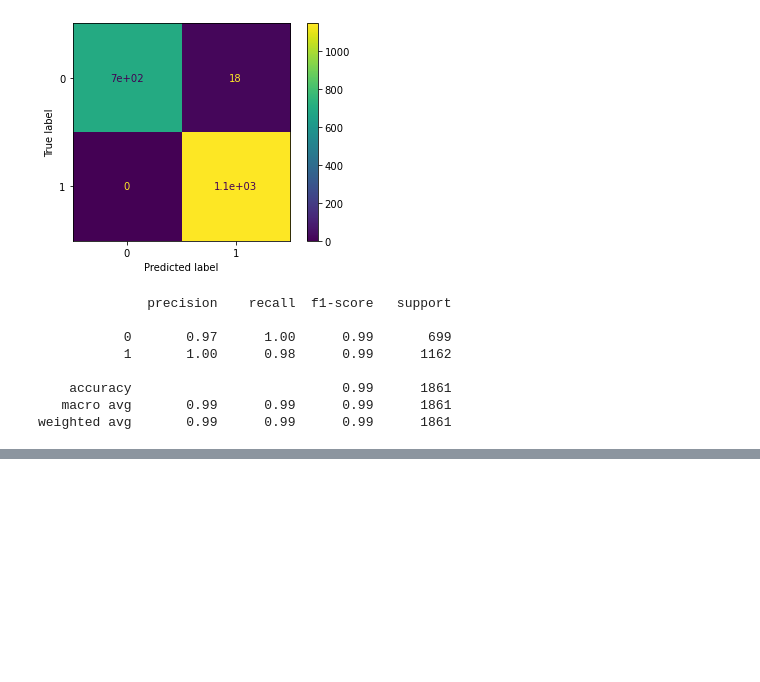
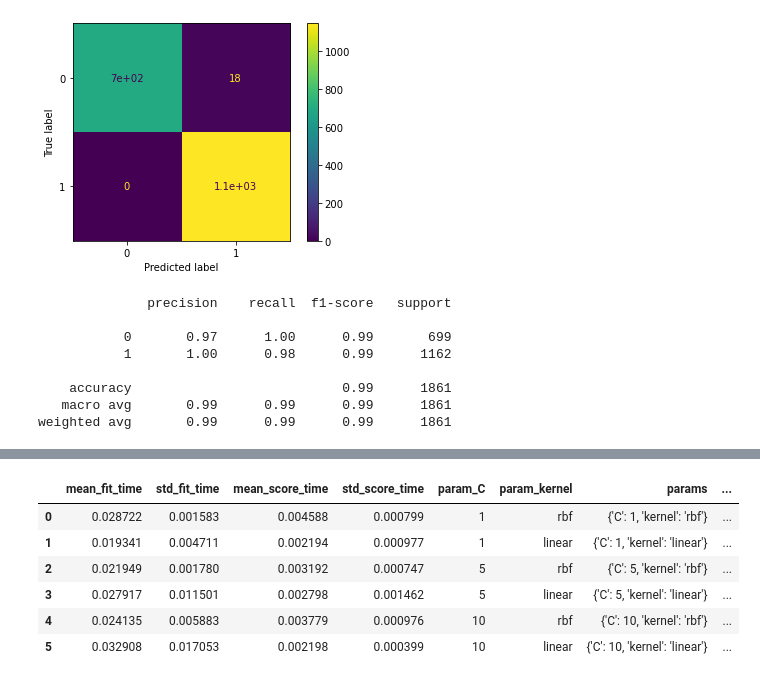
Before and after one commit to lewisaaronpaul/machine-learning-challenge, a Jupyter notebook: SVC_classification.ipynb, the cells around one changed output, grey strips where cells are left out. Cells and saved outputs as stored; diff of their text form; code cells hidden in the pictures; blank space fills up the shorter version.

Commit message:
Updated the GridSearchCV portion for SVC classifier

```diff
--- a/SVC_classification.ipynb
+++ b/SVC_classification.ipynb
@@ -240,7 +242,6 @@ weighted avg       0.99      0.99      0.99      1861
 from sklearn.model_selection import GridSearchCV
 # %%
 parameters = {'C': [1, 5, 10],
-              'gamma': [0.0001, 0.001, 0.01]}
+              'kernel': ["rbf", "linear"]}
 # %%
-the_classifier = GridSearchCV(svc, parameters, verbose=2, cv=5)
-the_classifier.fit(X_train_scaled,y_train)
+the_classifier = GridSearchCV(SVC(gamma = "auto"), parameters, cv = 5, return_train_score = False)
@@ -296,0 +269,11 @@ GridSearchCV(cv=5, error_score=nan,
+# %%
+df = pd.DataFrame(the_classifier.cv_results_)
+df
+# %% [output]
+|  | mean_fit_time | std_fit_time | mean_score_time | std_score_time | param_C | param_kernel | params | ... |
+| 0 | 0.028722 | 0.001583 | 0.004588 | 0.000799 | 1 | rbf | {'C': 1, 'kernel': 'rbf'} | ... |
+| 1 | 0.019341 | 0.004711 | 0.002194 | 0.000977 | 1 | linear | {'C': 1, 'kernel': 'linear'} | ... |
+| 2 | 0.021949 | 0.001780 | 0.003192 | 0.000747 | 5 | rbf | {'C': 5, 'kernel': 'rbf'} | ... |
+| 3 | 0.027917 | 0.011501 | 0.002798 | 0.001462 | 5 | linear | {'C': 5, 'kernel': 'linear'} | ... |
+| 4 | 0.024135 | 0.005883 | 0.003779 | 0.000976 | 10 | rbf | {'C': 10, 'kernel': 'rbf'} | ... |
+| 5 | 0.032908 | 0.017053 | 0.002198 | 0.000399 | 10 | linear | {'C': 10, 'kernel': 'linear'} | ... |
```
Also changed, not shown: parts of 12 cells of this notebook, 1 other file.
